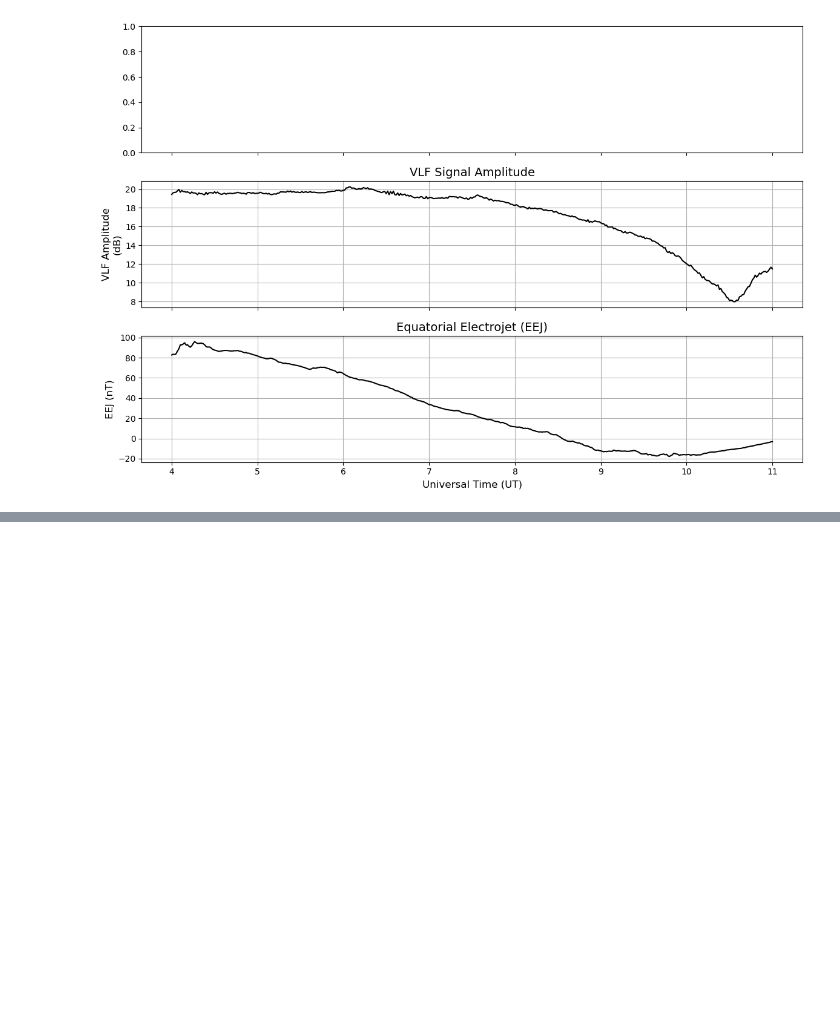
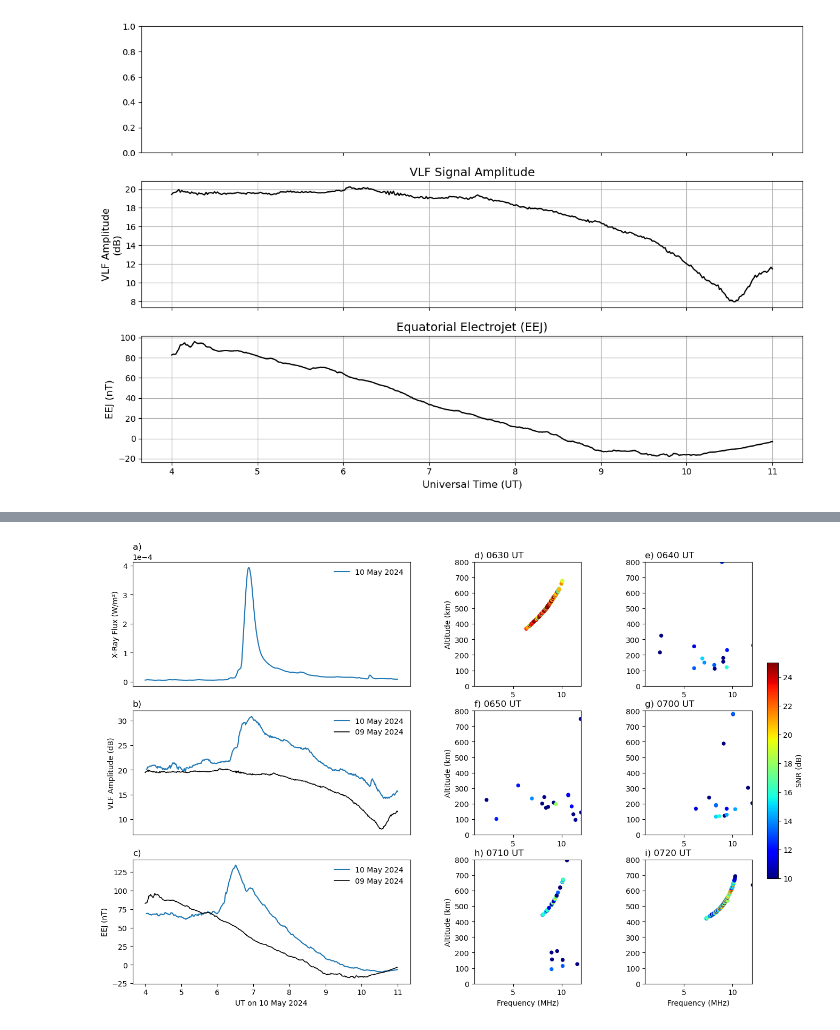
Before and after one commit to GPGN268/SP2025-FP02-solar-flares, a Jupyter notebook: erica_folder/magnetometer_ut_vlf_etc.ipynb, the cells around one changed output, grey strips where cells are left out. Drawn from its saved outputs; the diff is of its cells as text; code cells hidden in the pictures; blank space fills up the shorter version.

```diff
--- a/erica_folder/magnetometer_ut_vlf_etc.ipynb
+++ b/erica_folder/magnetometer_ut_vlf_etc.ipynb
@@ -129,0 +177,92 @@ NameError: name 'sc' is not defined
+# %%
+import pandas as pd
+import matplotlib.pyplot as plt
+
+# Load both May 10 and May 9 data
+may10 = pd.read_csv("../data/magnetometer_data/VLF_XrayFlux/Figure_X_10May2024.csv").dropna(subset=['Xray Flux', 'VLF amp', 'EEJ'])
+may9 = pd.read_csv("../data/magnetometer_data/VLF_XrayFlux/Figure_X_09May2024.csv").dropna(subset=['VLF','EEJ'])
+
+# Ionogram setup (same as before)
+ionogram_paths = [
+    "../data/magnetometer_data/Ionograms/202405100630.txt",
+    "../data/magnetometer_data/Ionograms/202405100640.txt",
+    "../data/magnetometer_data/Ionograms/202405100650.txt",
+    "../data/magnetometer_data/Ionograms/202405100700.txt",
+    "../data/magnetometer_data/Ionograms/202405100710.txt",
+    "../data/magnetometer_data/Ionograms/202405100720.txt"
+]
+ionogram_labels = ['d) 0630 UT', 'e) 0640 UT', 'f) 0650 UT', 'g) 0700 UT', 'h) 0710 UT', 'i) 0720 UT']
+
+# Master figure
+fig = plt.figure(figsize=(14, 9))
+gs = fig.add_gridspec(3, 4, wspace=0.6)
+
+# a) X-ray flux
+ax1 = fig.add_subplot(gs[0, 0:2])
+ax1.plot(may10['UT'], may10['Xray Flux'], color='tab:blue', linewidth=1.5, label='10 May 2024')
+ax1.set_ylabel("X-Ray Flux (W/m²)")
+ax1.set_title("a)", loc='left')
+ax1.set_xticks([])
+ax1.legend(frameon=False)
+ax1.ticklabel_format(style='sci', axis='y', scilimits=(0, 0))
+
+# b) VLF
+ax2 = fig.add_subplot(gs[1, 0:2])
+ax2.plot(may10['UT'], may10['VLF amp'], label='10 May 2024', color='tab:blue', linewidth=1.5)
+ax2.plot(may9['UT'], may9['VLF'], label='09 May 2024', color='black', linewidth=1.2)
+ax2.set_ylabel("VLF Amplitude (dB)")
+ax2.set_title("b)", loc='left')
+ax2.legend(frameon=False)
+ax2.set_xticks([])
+
+# c) EEJ
+ax3 = fig.add_subplot(gs[2, 0:2])
+ax3.plot(may10['UT'], may10['EEJ'], label='10 May 2024', color='tab:blue', linewidth=1.5)
+ax3.plot(may9['UT'], may9['EEJ'], label='09 May 2024', color='black', linewidth=1.2)
+ax3.set_ylabel("EEJ (nT)")
+ax3.set_xlabel("UT on 10 May 2024")
+ax3.set_title("c)", loc='left')
+ax3.legend(frameon=False)
+
+# Ionogram scatter plots
+scatter_for_colorbar = None
+for i, path in enumerate(ionogram_paths):
+    row = i // 2
+    col = 2 + (i % 2)
+    ax = fig.add_subplot(gs[row, col])
+
+    df = pd.read_csv(path, sep=r'\s+', skiprows=1, header=None, engine='python')
+    df = df.iloc[:, [5, 6, 7]]
+    df.columns = ['Freq', 'Ht', 'Amp']
+    df = df.apply(pd.to_numeric, errors='coerce').dropna()
+    df = df[(df['Freq'] > 0) & (df['Ht'] > 0) & (df['Amp'] > 0)]
+
+    if not df.empty:
+        sc = ax.scatter(df['Freq'], df['Ht'], c=df['Amp'], cmap='jet', vmin=10, vmax=25, s=28, edgecolors='none')
+        scatter_for_colorbar = sc
+
+    ax.set_xlim(1, 12)
+    ax.set_ylim(0, 800)
+    ax.set_title(ionogram_labels[i], loc='left')
+    if row == 2:
+        ax.set_xlabel("Frequency (MHz)")
+    if col == 2:
+        ax.set_ylabel("Altitude (km)")
+
+# Colorbar
+if scatter_for_colorbar:
+    cbar_ax = fig.add_axes([0.92, 0.29, 0.015, 0.45])
+    cbar = fig.colorbar(scatter_for_colorbar, cax=cbar_ax)
+    cbar.set_label("SNR (dB)")
+
+plt.subplots_adjust(
+    left=0.07,   # space on left side of figure
+    right=0.90,  # leave room for the colorbar
+    bottom=0.07,
+    top=0.95,
+    wspace=0.3,  # more space between columns
+    hspace=0.2   # more space between rows
+)
+plt.show()
+# %% [output]
+[figure, added]
```
Also changed, not shown: parts of 4 cells of this notebook, 1 other file.
